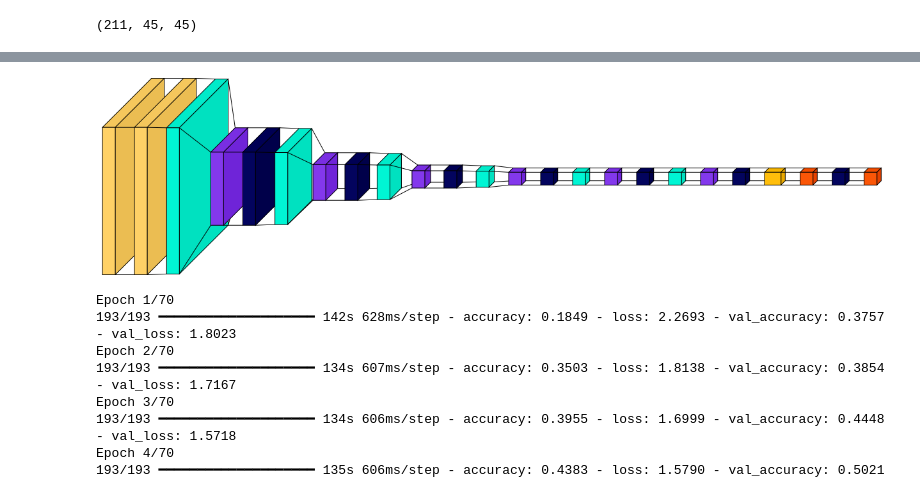
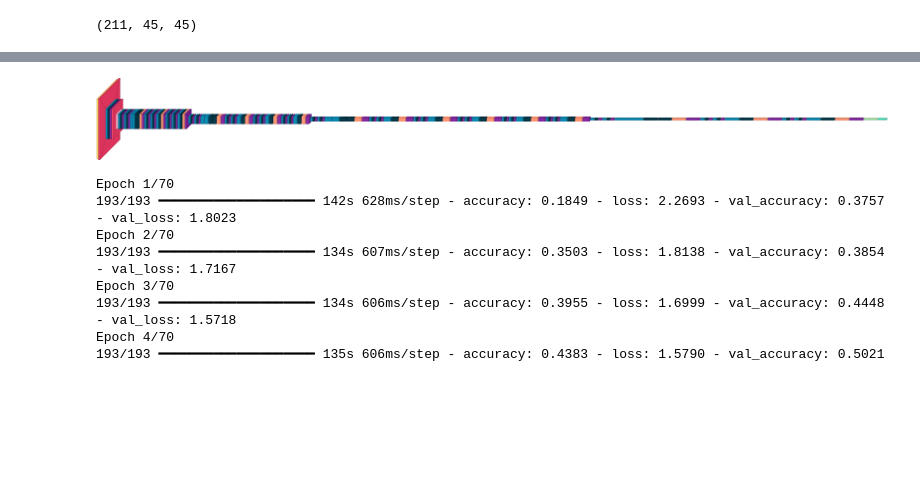
Before and after one commit to jatinpatil06/soybean_leaf-disease_and_yield-prediction_BDT-project, a Jupyter notebook: code.ipynb, the cells around one changed output, grey strips where cells are left out. Drawn from its saved outputs; the diff is of its cells as text; code cells hidden in the pictures; blank space fills up the shorter version.

```diff
--- a/code.ipynb
+++ b/code.ipynb
@@ -277,16 +225,20 @@ Model: "sequential_2"
 # %%
+import tensorflow as tf
+from tensorflow.keras import layers
+model = tf.keras.models.load_model("test_1_26_sept.keras")
 import visualkeras
 from collections import defaultdict
 color_map = defaultdict(dict)
 color_map[layers.Conv2D]['fill'] = '#00f5d4'
 color_map[layers.MaxPooling2D]['fill'] = '#8338ec'
 color_map[layers.Dropout]['fill'] = '#03045e'
 color_map[layers.Dense]['fill'] = '#fb5607'
 color_map[layers.Flatten]['fill'] = '#ffbe0b'
 
-visualkeras.layered_view(model, spacing=30, color_map = color_map, scale_xy= 0.9)
+visualkeras.layered_view(model)
+#, spacing=30, color_map = color_map, scale_xy= 0.9
 # %% [output]
-[figure, old version]
+[figure, new version]
 # %%
 model.compile(
     optimizer = 'adam',
```
Also changed, not shown: parts of 18 cells of this notebook, 4 other files.
